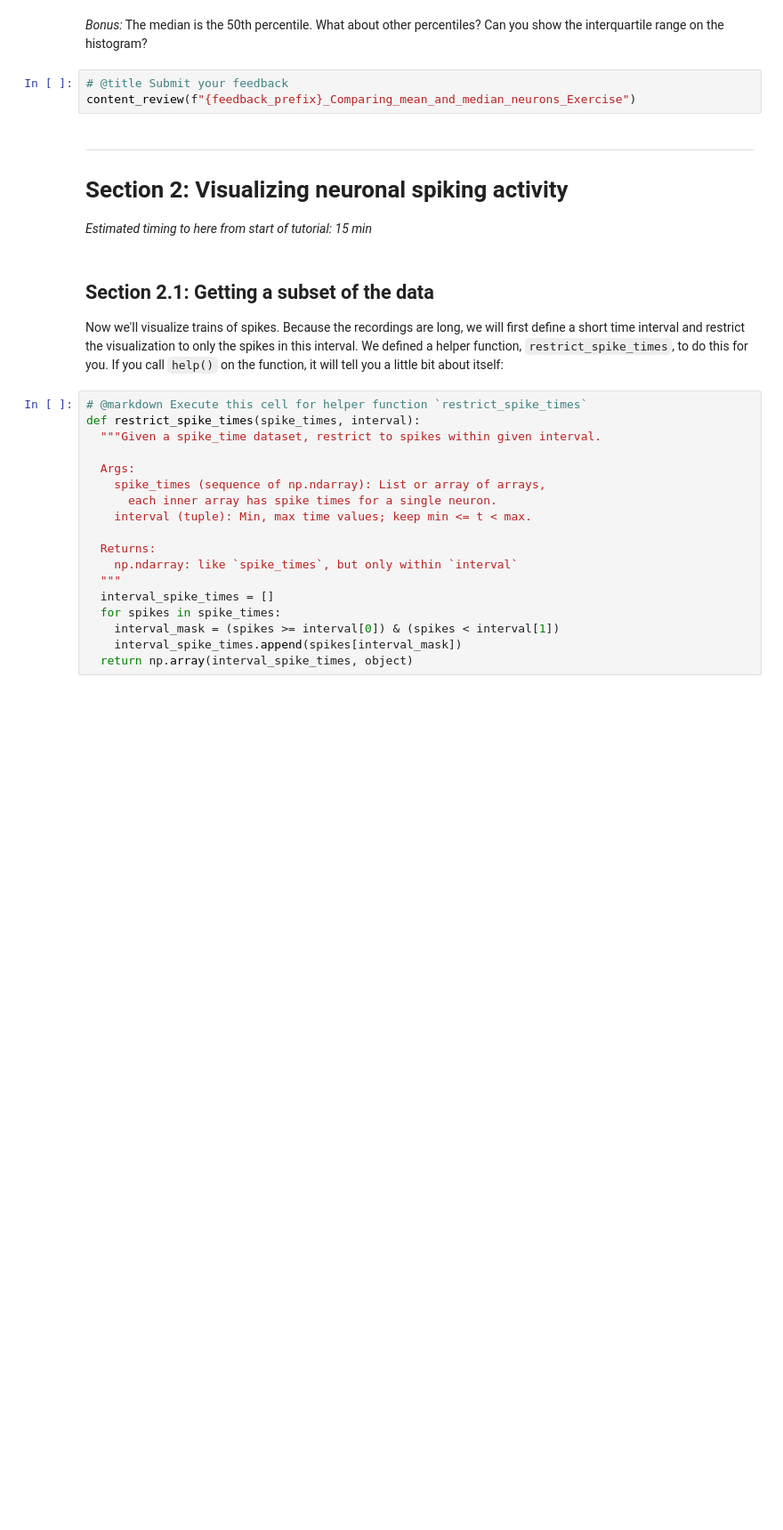
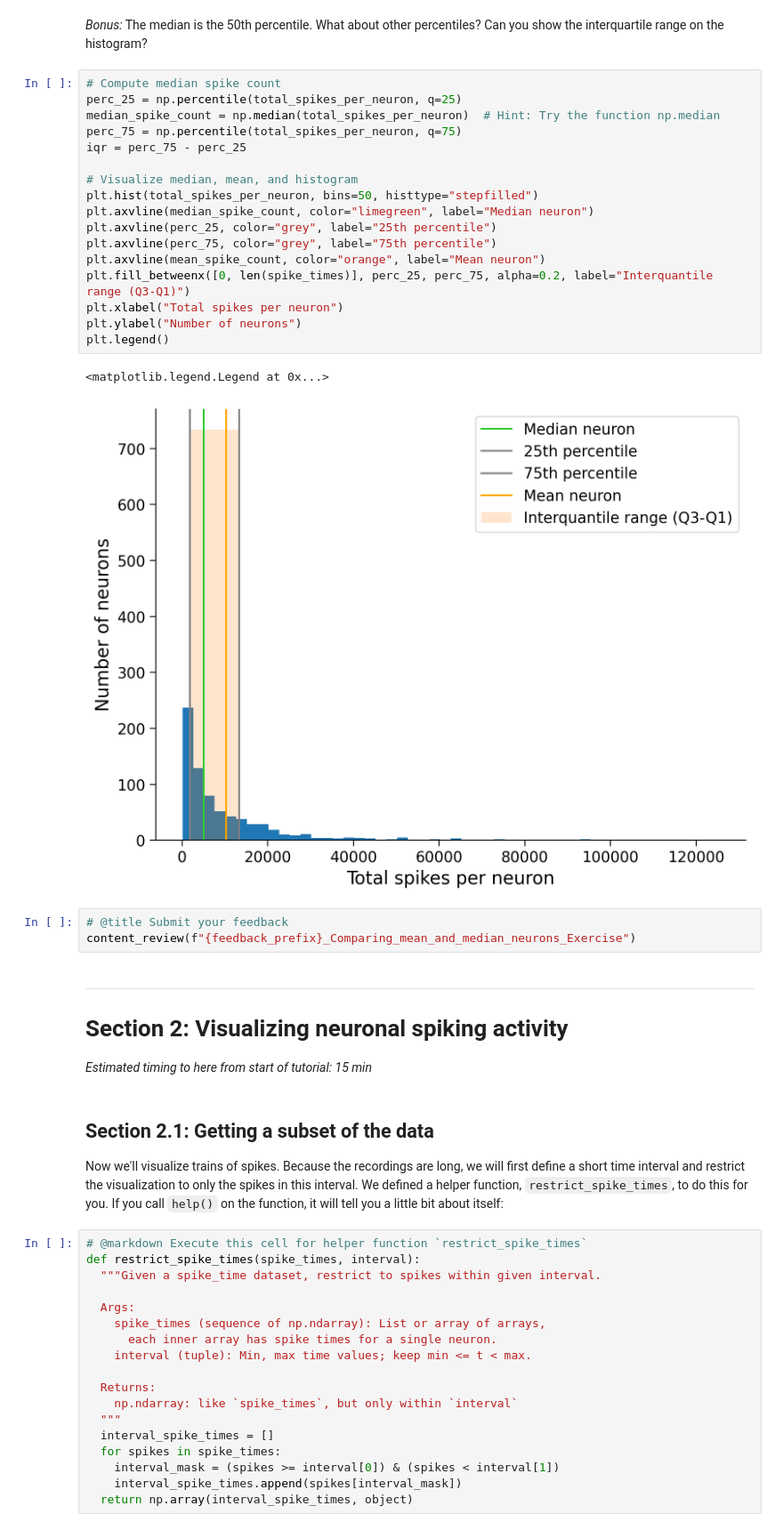
Before and after one commit to FarahSameh/neuromatch, a Jupyter notebook: tutorials/W1D1_ModelTypes/student/W1D1_Tutorial1.ipynb, the cells around one changed output. Shown at 89% size. Saved outputs shown, nothing was run; the diff lists cells and outputs as text; blank space fills up the shorter version.

```diff
--- a/tutorials/W1D1_ModelTypes/student/W1D1_Tutorial1.ipynb
+++ b/tutorials/W1D1_ModelTypes/student/W1D1_Tutorial1.ipynb
@@ -368,6 +371,26 @@ plt.legend()
 # %% [markdown]
 
 *Bonus:* The median is the 50th percentile. What about other percentiles? Can you show the interquartile range on the histogram?
+# %%
+# Compute median spike count
+perc_25 = np.percentile(total_spikes_per_neuron, q=25)
+median_spike_count = np.median(total_spikes_per_neuron)  # Hint: Try the function np.median
+perc_75 = np.percentile(total_spikes_per_neuron, q=75)
+iqr = perc_75 - perc_25
+
+# Visualize median, mean, and histogram
+plt.hist(total_spikes_per_neuron, bins=50, histtype="stepfilled")
+plt.axvline(median_spike_count, color="limegreen", label="Median neuron")
+plt.axvline(perc_25, color="grey", label="25th percentile")
+plt.axvline(perc_75, color="grey", label="75th percentile")
+plt.axvline(mean_spike_count, color="orange", label="Mean neuron")
+plt.fill_betweenx([0, len(spike_times)], perc_25, perc_75, alpha=0.2, label="Interquantile range (Q3-Q1)")
+plt.xlabel("Total spikes per neuron")
+plt.ylabel("Number of neurons")
+plt.legend()
+# %% [output]
+<matplotlib.legend.Legend at 0x...>
+[figure, added]
 # %%
 # @title Submit your feedback
 content_review(f"{feedback_prefix}_Comparing_mean_and_median_neurons_Exercise")
```
Also changed, not shown: parts of 2 cells of this notebook.
